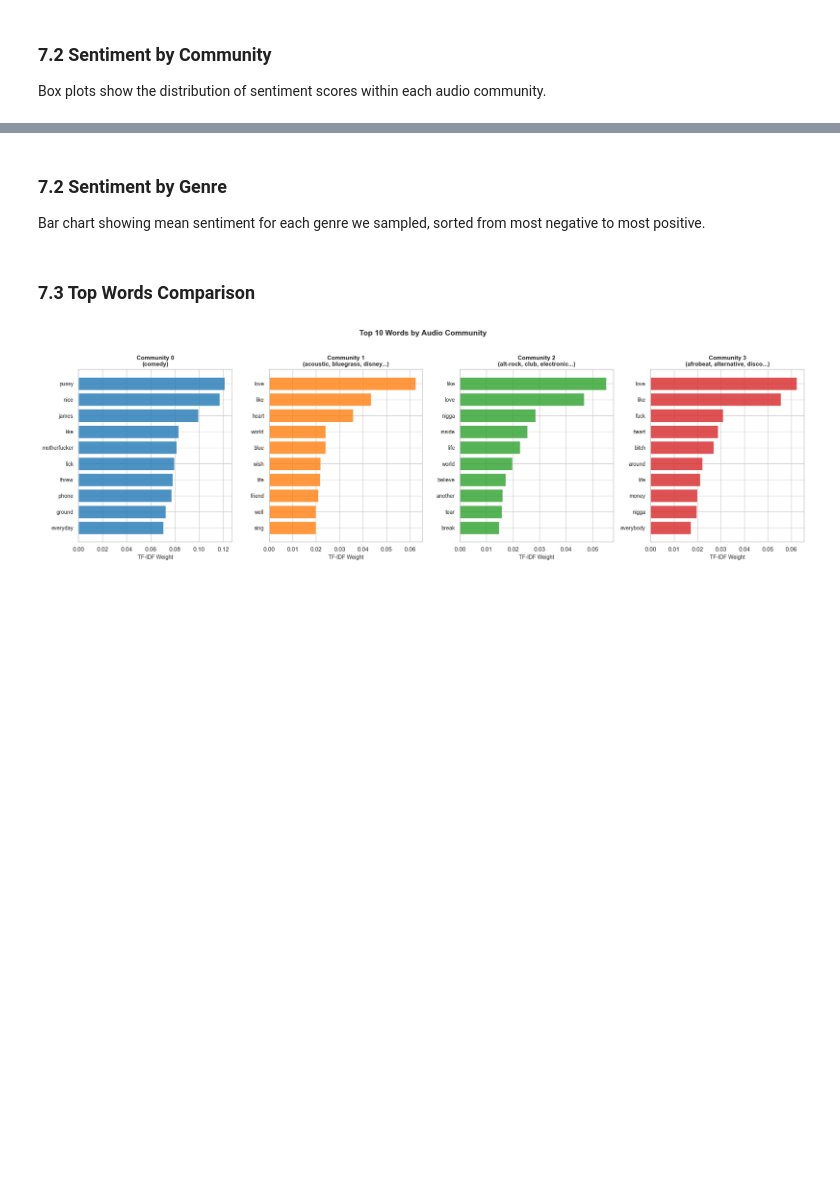
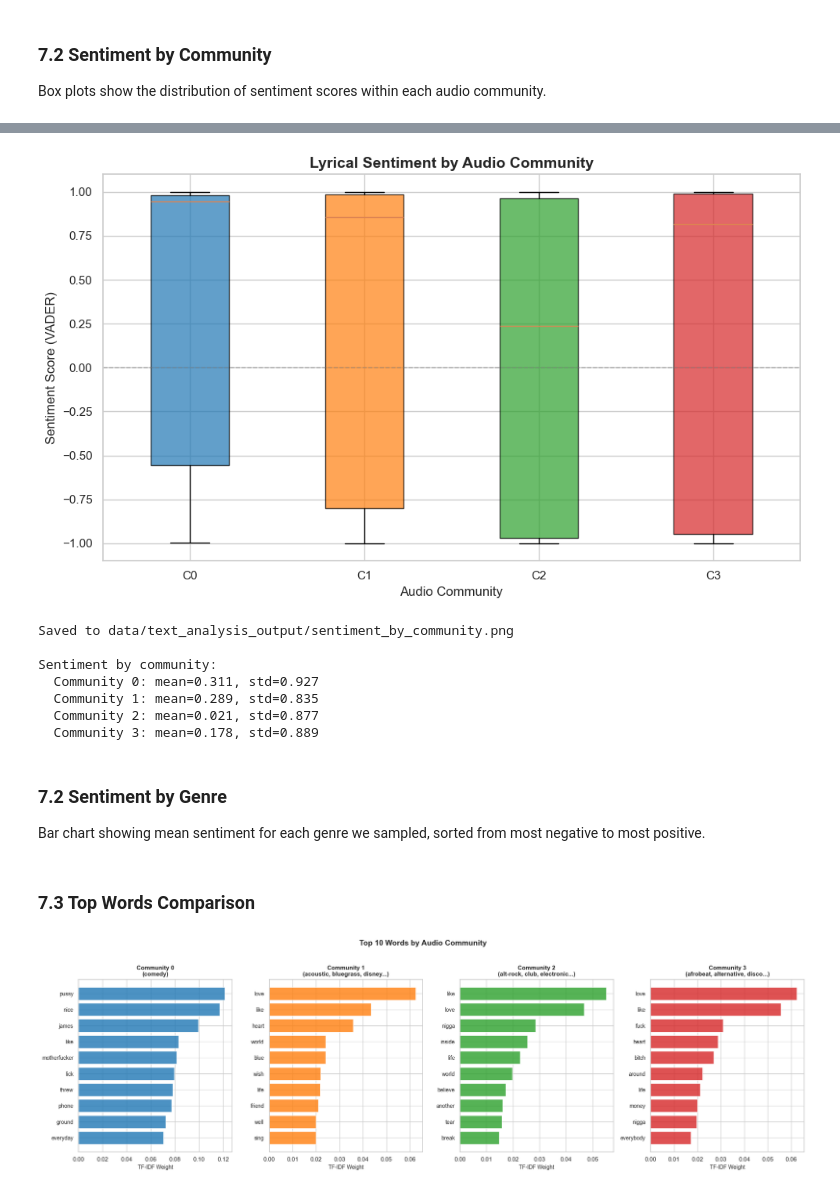
Before and after one commit to adamajane/social-graphs-and-interactions-02805-assignments, a Jupyter notebook: final_project/final_project_explainer.ipynb, the cells around one changed output, grey strips where cells are left out. Drawn from its saved outputs; the diff is of its cells as text; code cells hidden in the pictures; blank space fills up the shorter version.

```diff
--- a/final_project/final_project_explainer.ipynb
+++ b/final_project/final_project_explainer.ipynb
@@ -2228,0 +2060,14 @@ Most negative songs:
+# %%
+def get_sentiment(text):
+    if pd.isna(text) or not text:
+        return 0.0
+    return sia.polarity_scores(text)["compound"]
+
+
+df_lyrics["sentiment"] = df_lyrics["lyrics"].apply(get_sentiment)
+
+print(f"Sentiment computed for {len(df_lyrics)} tracks")
+print(f"  Mean: {df_lyrics['sentiment'].mean():.3f}")
+print(
+    f"  Range: [{df_lyrics['sentiment'].min():.3f}, {df_lyrics['sentiment'].max():.3f}]"
+)
@@ -2292,3 +2082,46 @@ Sentiment by community (mean):
+# %%
+fig, ax = plt.subplots(figsize=(10, 6))
+
+communities_sorted = sorted(df_lyrics["community_id"].unique())
+
+bp = ax.boxplot(
+    [
+        df_lyrics[df_lyrics["community_id"] == cid]["sentiment"].values
+        for cid in communities_sorted
+    ],
+    labels=[f"C{cid}" for cid in communities_sorted],
+    patch_artist=True,
+)
+
+for i, cid in enumerate(communities_sorted):
+    bp["boxes"][i].set_facecolor(COMMUNITY_COLOR_MAP[cid])
+    bp["boxes"][i].set_alpha(0.7)
+
+ax.axhline(y=0, color="gray", linestyle="--", linewidth=1, alpha=0.5)
+ax.set_xlabel("Audio Community", fontsize=12)
+ax.set_ylabel("Sentiment Score (VADER)", fontsize=12)
+ax.set_title("Lyrical Sentiment by Audio Community", fontsize=14, fontweight="bold")
+
+plt.tight_layout()
+plt.savefig(OUTPUT_DIR / "sentiment_by_community.png", dpi=150, bbox_inches="tight")
+plt.show()
+
+print(f"Saved to {OUTPUT_DIR / 'sentiment_by_community.png'}")
+
+# Summary
+print("\nSentiment by community:")
+for cid in communities_sorted:
+    comm_sent = df_lyrics[df_lyrics["community_id"] == cid]["sentiment"]
+    print(f"  Community {cid}: mean={comm_sent.mean():.3f}, std={comm_sent.std():.3f}")
+# %% [output]
+[figure, added]
+Saved to data/text_analysis_output/sentiment_by_community.png
+
+Sentiment by community:
+  Community 0: mean=0.311, std=0.927
+  Community 1: mean=0.289, std=0.835
+  Community 2: mean=0.021, std=0.877
+  Community 3: mean=0.178, std=0.889
 # %% [markdown]
 ### 7.2 Sentiment by Genre
 
```
Also changed, not shown: parts of 26 cells of this notebook.
